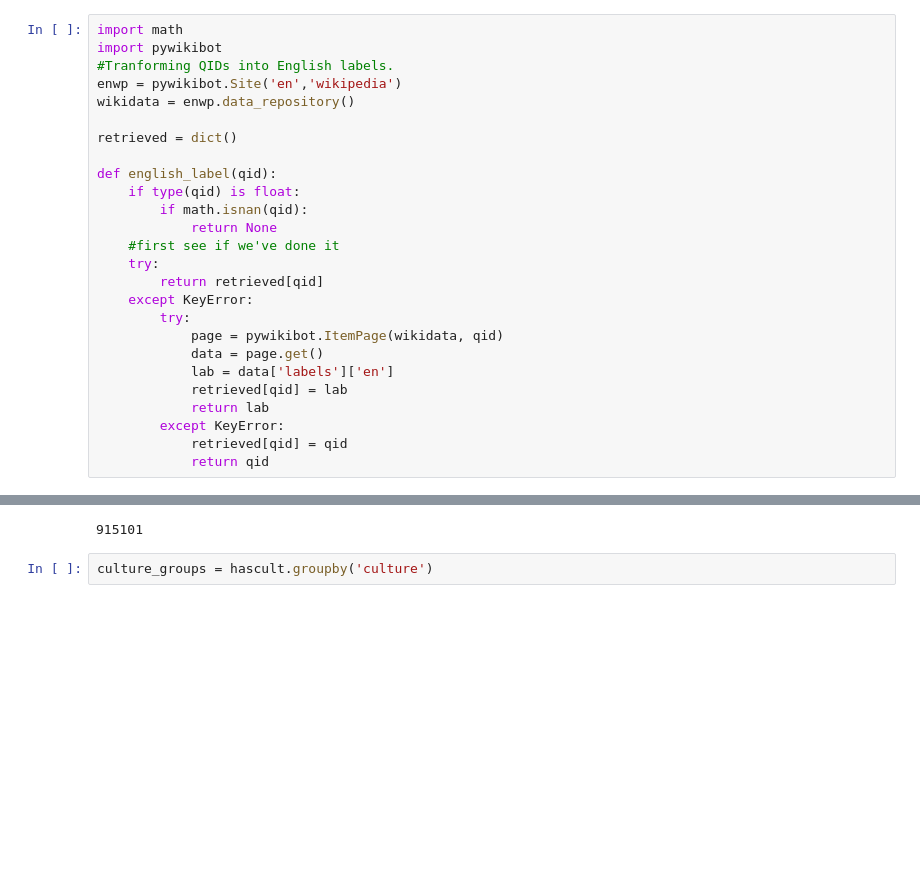
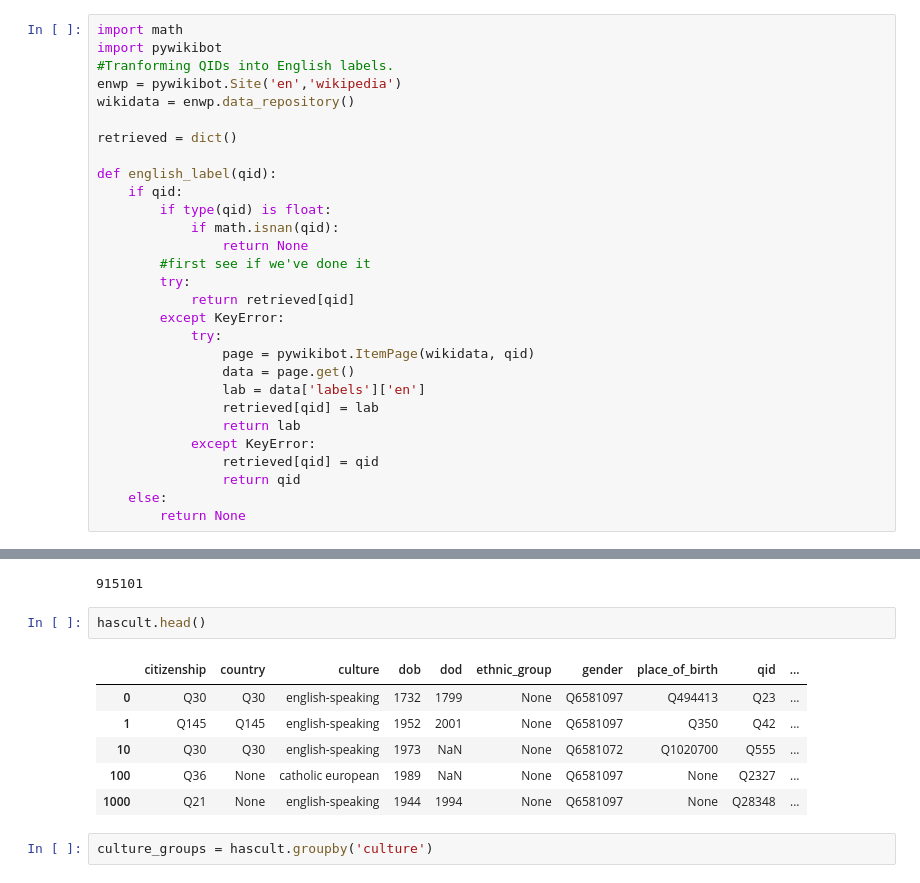
Before and after one commit to notconfusing/WIGI, a Jupyter notebook: World Cultures Analysis.ipynb, the cells around one changed output, grey strips where cells are left out. Drawn from its saved outputs; the diff is of its cells as text; blank space fills up the shorter version.

```diff
--- a/World Cultures Analysis.ipynb
+++ b/World Cultures Analysis.ipynb
@@ -170,19 +172,22 @@ wikidata = enwp.data_repository()
 retrieved = dict()
 
 def english_label(qid):
-    if type(qid) is float:
-        if math.isnan(qid):
-            return None
-    #first see if we've done it
-    try:
-        return retrieved[qid]
-    except KeyError:
+    if qid:
+        if type(qid) is float:
+            if math.isnan(qid):
+                return None
+        #first see if we've done it
         try:
-            page = pywikibot.ItemPage(wikidata, qid)
-            data = page.get()
-            lab = data['labels']['en']
-            retrieved[qid] = lab
-            return lab
+            return retrieved[qid]
         except KeyError:
-            retrieved[qid] = qid
-            return qid
+            try:
+                page = pywikibot.ItemPage(wikidata, qid)
+                data = page.get()
+                lab = data['labels']['en']
+                retrieved[qid] = lab
+                return lab
+            except KeyError:
+                retrieved[qid] = qid
+                return qid
+    else:
+        return None
@@ -254,6 +258,15 @@ hascult = hasgender[hasgender['culture'].apply(lambda x: x is not None)]
 len(hascult)
 # %% [output]
 915101
+# %%
+hascult.head()
+# %% [output]
+|  | citizenship | country | culture | dob | dod | ethnic_group | gender | place_of_birth | qid | ... |
+| 0 | Q30 | Q30 | english-speaking | 1732 | 1799 | None | Q6581097 | Q494413 | Q23 | ... |
+| 1 | Q145 | Q145 | english-speaking | 1952 | 2001 | None | Q6581097 | Q350 | Q42 | ... |
+| 10 | Q30 | Q30 | english-speaking | 1973 | NaN | None | Q6581072 | Q1020700 | Q555 | ... |
+| 100 | Q36 | None | catholic european | 1989 | NaN | None | Q6581097 | None | Q2327 | ... |
+| 1000 | Q21 | None | english-speaking | 1944 | 1994 | None | Q6581097 | None | Q28348 | ... |
 # %%
 culture_groups = hascult.groupby('culture')
 # %%
```
Also changed, not shown: parts of 11 cells of this notebook, 21 other files.
